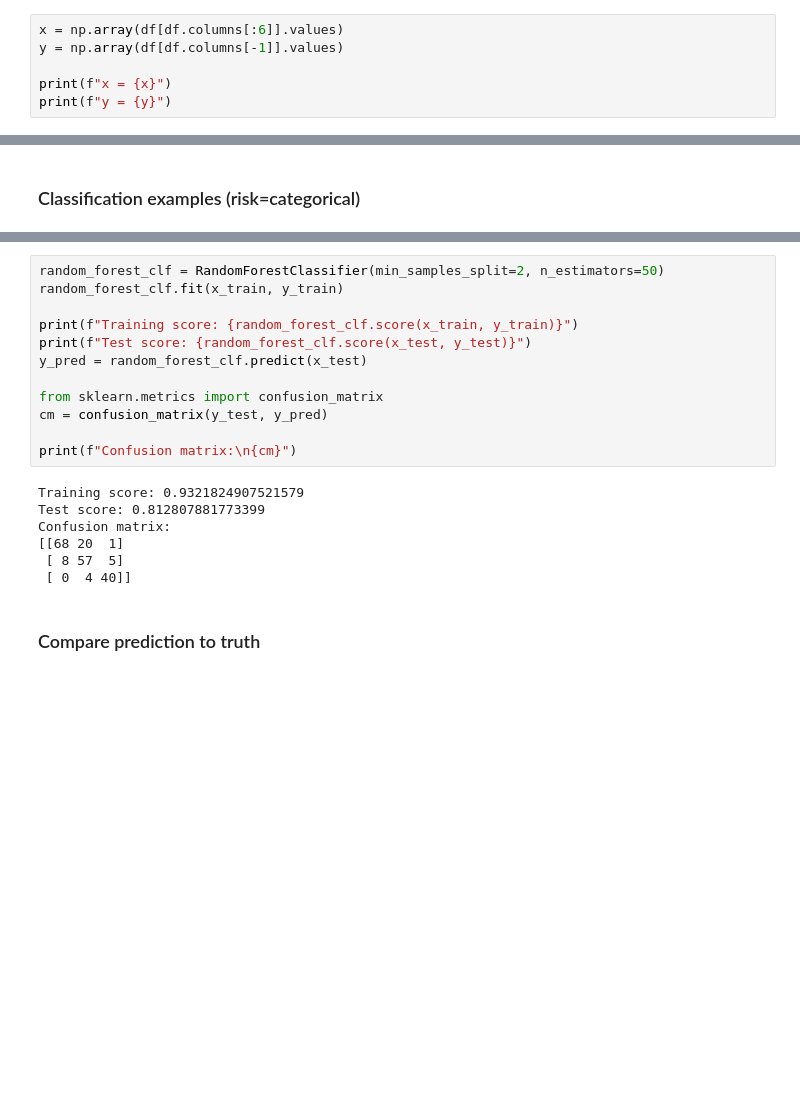
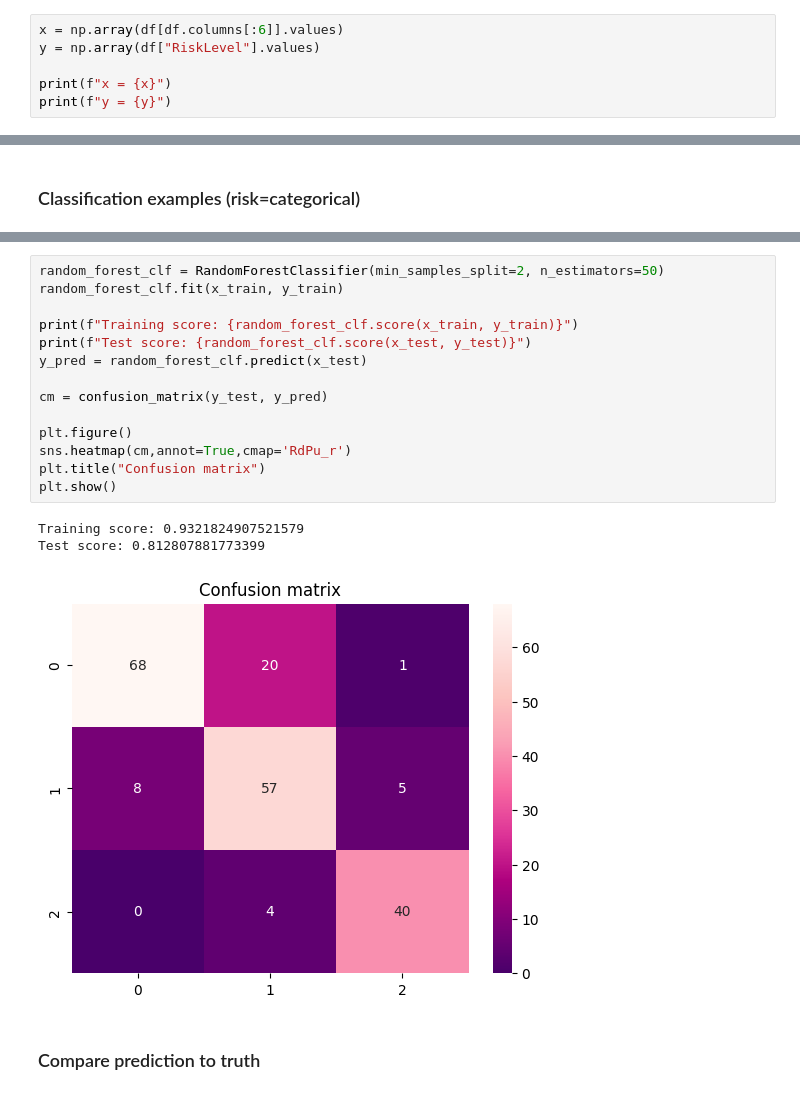
Before and after one commit to tklopper9/ml_pregnancy_risk_prediction, a Jupyter notebook: predicting_pregnancy_risk.ipynb, the cells around one changed output, grey strips where cells are left out. Drawn from its saved outputs; the diff is of its cells as text; blank space fills up the shorter version.

```diff
--- a/predicting_pregnancy_risk.ipynb
+++ b/predicting_pregnancy_risk.ipynb
@@ -47,6 +58,6 @@ plt.show()
 # %%
 x = np.array(df[df.columns[:6]].values)
-y = np.array(df[df.columns[-1]].values)
+y = np.array(df["RiskLevel"].values)
 
 print(f"x = {x}")
 print(f"y = {y}")
@@ -143,22 +147,21 @@ Best model score: 0.831008104218738 Best model params: {'min_samples_split': 3,
 # %%
 random_forest_clf = RandomForestClassifier(min_samples_split=2, n_estimators=50)
 random_forest_clf.fit(x_train, y_train)
 
 print(f"Training score: {random_forest_clf.score(x_train, y_train)}")
 print(f"Test score: {random_forest_clf.score(x_test, y_test)}")
 y_pred = random_forest_clf.predict(x_test)
 
-from sklearn.metrics import confusion_matrix
 cm = confusion_matrix(y_test, y_pred)
 
-print(f"Confusion matrix:\n{cm}")
+plt.figure()
+sns.heatmap(cm,annot=True,cmap='RdPu_r')
+plt.title("Confusion matrix")
+plt.show()
 # %% [output]
 Training score: 0.9321824907521579
 Test score: 0.812807881773399
-Confusion matrix:
-[[68 20  1]
- [ 8 57  5]
- [ 0  4 40]]
+[figure, added]
 # %% [markdown]
 ### Compare prediction to truth
 # %%
```
Also changed, not shown: parts of 22 cells of this notebook.
